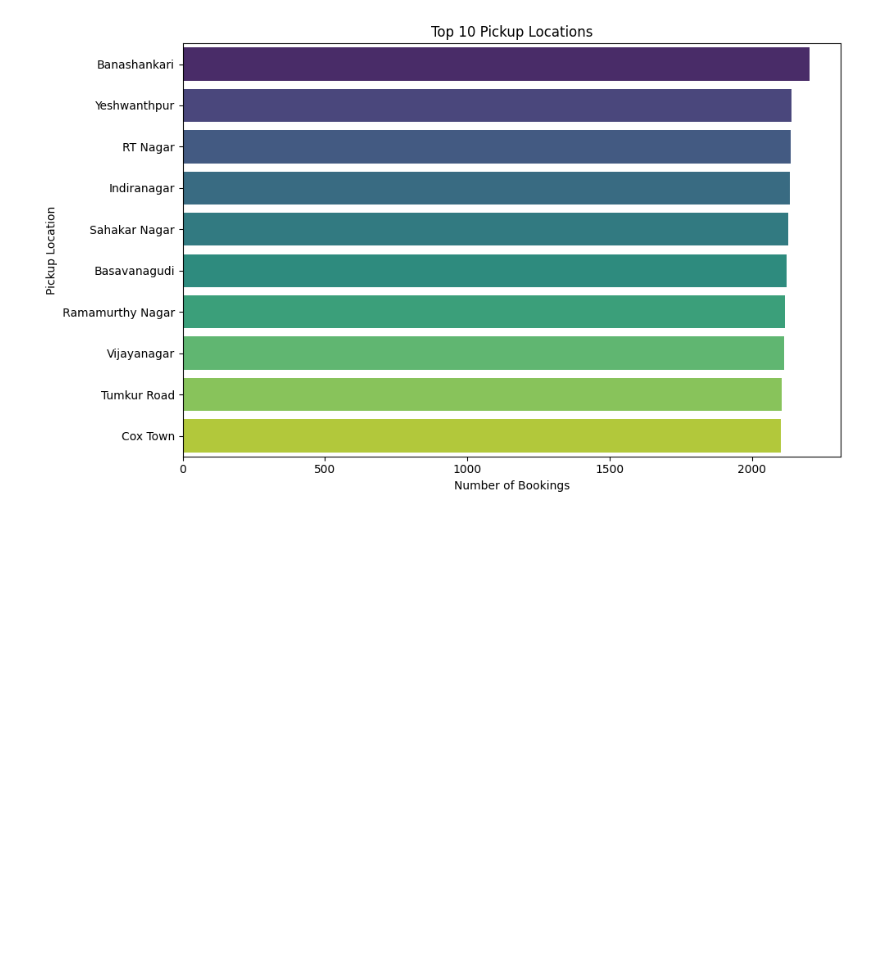
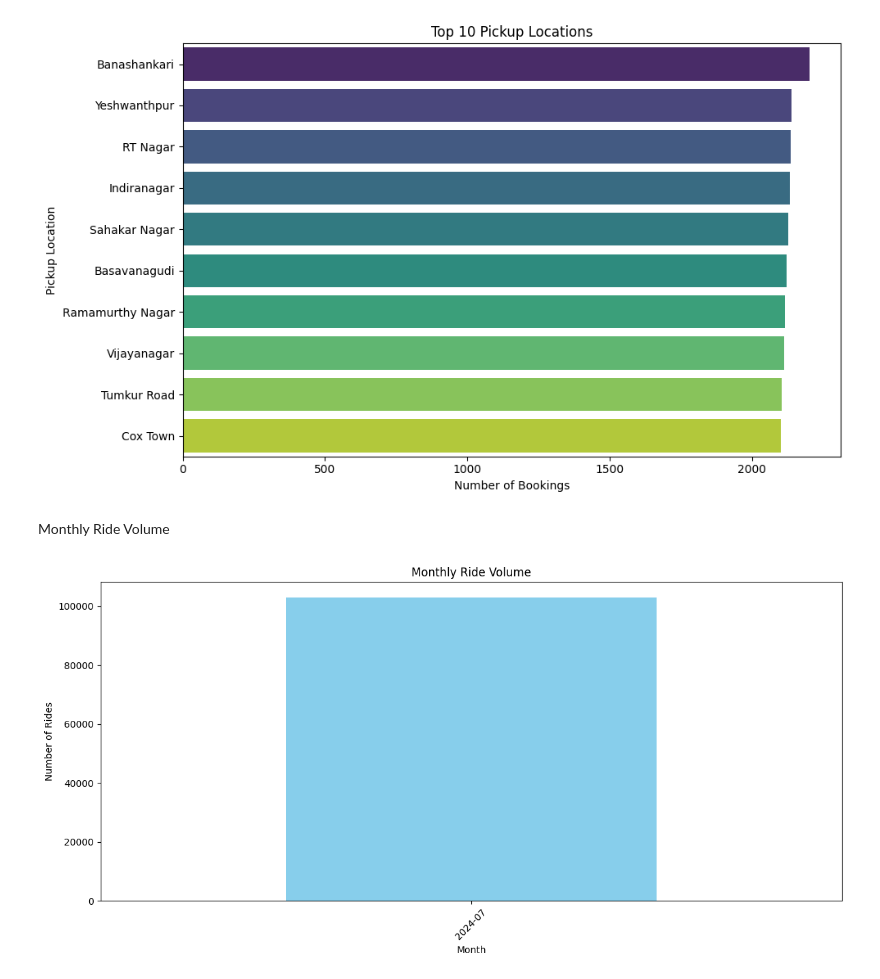
Before and after one commit to sonakshiprojects/CTTask01, a Jupyter notebook: task01.ipynb, the cells around one changed output. Drawn from its saved outputs; the diff is of its cells as text; code cells hidden in the pictures; blank space fills up the shorter version.

Commit message:
Monthly ride volume

```diff
--- a/task01.ipynb
+++ b/task01.ipynb
@@ -211,3 +210,29 @@ Passing `palette` without assigning `hue` is deprecated and will be removed in v
 
   sns.barplot(data=top_pickup, x="Count", y="Pickup_Location", palette="viridis")
 [figure]
+# %%
+import pandas as pd
+import matplotlib.pyplot as plt
+import seaborn as sns
+%matplotlib inline
+# Load dataset
+df_raw = pd.read_csv("C:/Users/sonak/Downloads/Bookings-100000-Rows.csv")
+df = df_raw.dropna(subset=["Pickup_Location"]).copy()
+df["Pickup_Location"] = df["Pickup_Location"].astype(str).str.strip()
+df["Drop_Location"] = df["Drop_Location"].astype(str).str.strip()
+df["Date"] = pd.to_datetime(df["Date"], errors='coerce')
+df["Month"] = df["Date"].dt.to_period("M")
+# %% [markdown]
+Monthly Ride Volume
+# %%
+monthly_counts = df["Month"].value_counts().sort_index()
+plt.figure(figsize=(12, 6))
+monthly_counts.plot(kind="bar", color="skyblue")
+plt.title("Monthly Ride Volume")
+plt.xlabel("Month")
+plt.ylabel("Number of Rides")
+plt.xticks(rotation=45)
+plt.tight_layout()
+plt.show()
+# %% [output]
+[figure, added]
```
Also changed, not shown: parts of 1 cell of this notebook.
